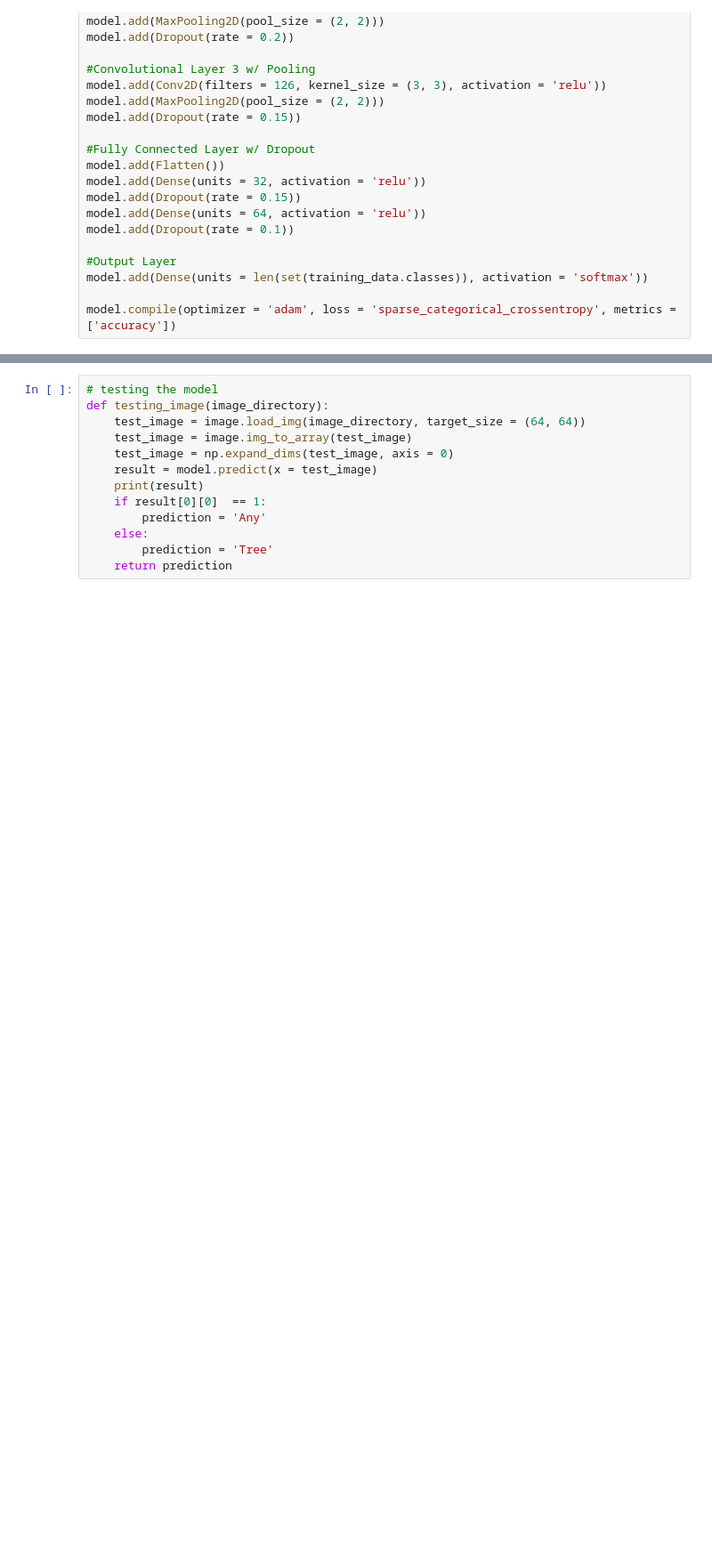
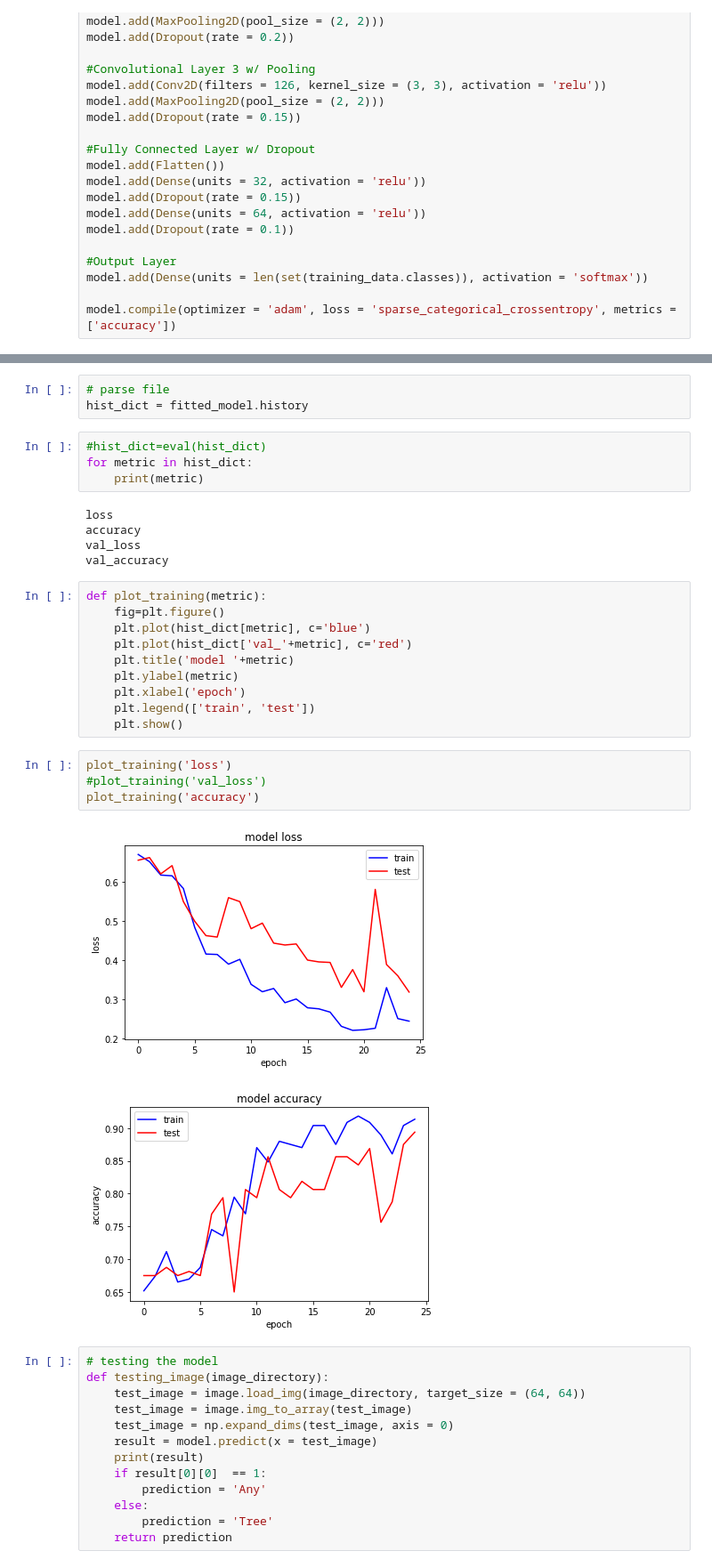
Before and after one commit to BLOSSOM1994/Tree_maskRcnn, a Jupyter notebook: Tree_classification_using_cnn.ipynb, the cells around one changed output, grey strips where cells are left out. Shown at 89% size. Cells and saved outputs as stored; diff of their text form; blank space fills up the shorter version.

```diff
--- a/Tree_classification_using_cnn.ipynb
+++ b/Tree_classification_using_cnn.ipynb
@@ -144,3 +144,32 @@ plt.legend()
+# %%
+# parse file
+hist_dict = fitted_model.history
+# %%
+#hist_dict=eval(hist_dict)
+for metric in hist_dict:
+    print(metric)
+# %% [output]
+loss
+accuracy
+val_loss
+val_accuracy
+# %%
+def plot_training(metric):
+    fig=plt.figure()
+    plt.plot(hist_dict[metric], c='blue')
+    plt.plot(hist_dict['val_'+metric], c='red')
+    plt.title('model '+metric)
+    plt.ylabel(metric)
+    plt.xlabel('epoch')
+    plt.legend(['train', 'test'])
+    plt.show()
+# %%
+plot_training('loss')
+#plot_training('val_loss')
+plot_training('accuracy')
+# %% [output]
+[figure, added]
+[figure, added]
 # %%
 # testing the model
 def testing_image(image_directory):
```
Also changed, not shown: parts of 7 cells of this notebook.
